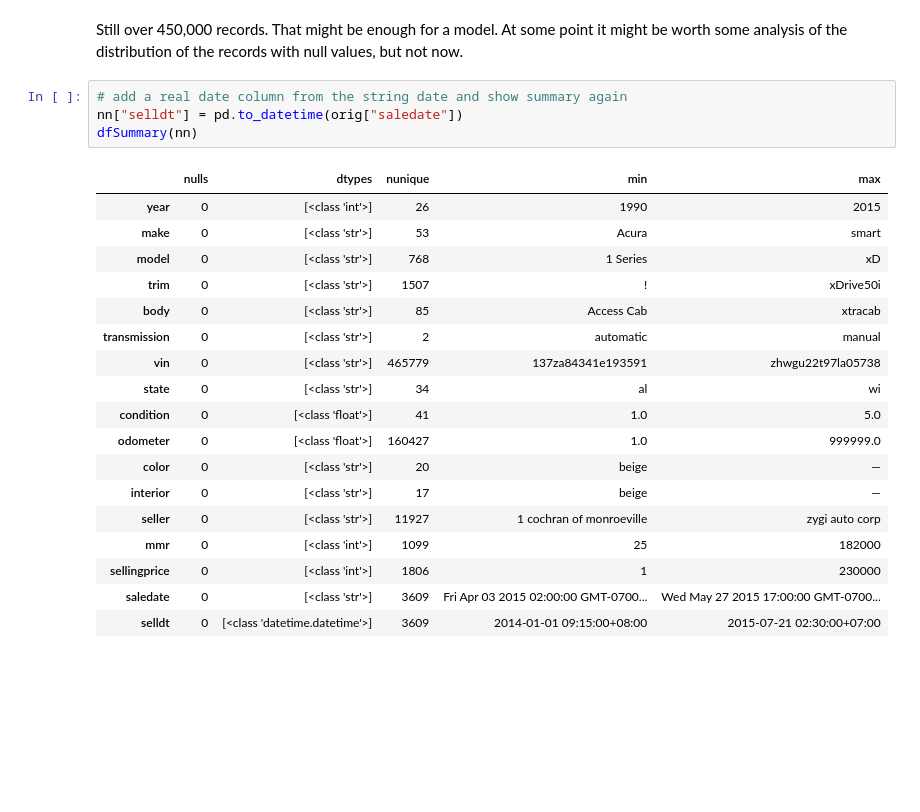
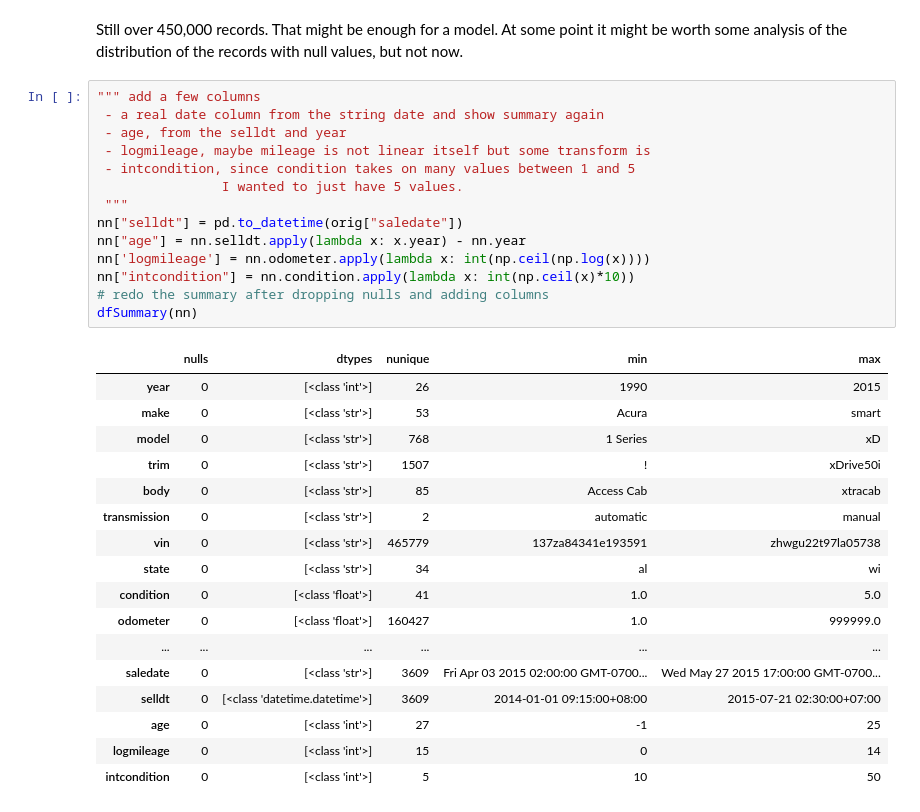
Before and after one commit to jhmuller/carPrices, a Jupyter notebook: car.ipynb, the cells around one changed output. Drawn from its saved outputs; the diff is of its cells as text; blank space fills up the shorter version.

```diff
--- a/car.ipynb
+++ b/car.ipynb
@@ -114,25 +124,34 @@ Still over 450,000 records.  That might be enough for a model.
 At some point it might be worth some analysis of the distribution
 of the records with null values, but not now.
 # %%
-# add a real date column from the string date and show summary again
+""" add a few columns
+ - a real date column from the string date and show summary again
+ - age, from the selldt and year
+ - logmileage, maybe mileage is not linear itself but some transform is
+ - intcondition, since condition takes on many values between 1 and 5
+                I wanted to just have 5 values.
+ """
 nn["selldt"] = pd.to_datetime(orig["saledate"])
+nn["age"] = nn.selldt.apply(lambda x: x.year) - nn.year
+nn['logmileage'] = nn.odometer.apply(lambda x: int(np.ceil(np.log(x))))
+nn["intcondition"] = nn.condition.apply(lambda x: int(np.ceil(x)*10))
+# redo the summary after dropping nulls and adding columns
 dfSummary(nn)
 # %% [output]
 |  | nulls | dtypes | nunique | min | max |
 | year | 0 | [<class 'int'>] | 26 | 1990 | 2015 |
 | make | 0 | [<class 'str'>] | 53 | Acura | smart |
 | model | 0 | [<class 'str'>] | 768 | 1 Series | xD |
 | trim | 0 | [<class 'str'>] | 1507 | ! | xDrive50i |
 | body | 0 | [<class 'str'>] | 85 | Access Cab | xtracab |
 | transmission | 0 | [<class 'str'>] | 2 | automatic | manual |
 | vin | 0 | [<class 'str'>] | 465779 | 137za84341e193591 | zhwgu22t97la05738 |
 | state | 0 | [<class 'str'>] | 34 | al | wi |
 | condition | 0 | [<class 'float'>] | 41 | 1.0 | 5.0 |
 | odometer | 0 | [<class 'float'>] | 160427 | 1.0 | 999999.0 |
-| color | 0 | [<class 'str'>] | 20 | beige | — |
-| interior | 0 | [<class 'str'>] | 17 | beige | — |
-| seller | 0 | [<class 'str'>] | 11927 | 1 cochran of monroeville | zygi auto corp |
-| mmr | 0 | [<class 'int'>] | 1099 | 25 | 182000 |
-| sellingprice | 0 | [<class 'int'>] | 1806 | 1 | 230000 |
+| ... | ... | ... | ... | ... | ... |
 | saledate | 0 | [<class 'str'>] | 3609 | Fri Apr 03 2015 02:00:00 GMT-0700... | Wed May 27 2015 17:00:00 GMT-0700... |
 | selldt | 0 | [<class 'datetime.datetime'>] | 3609 | 2014-01-01 09:15:00+08:00 | 2015-07-21 02:30:00+07:00 |
+| age | 0 | [<class 'int'>] | 27 | -1 | 25 |
+| logmileage | 0 | [<class 'int'>] | 15 | 0 | 14 |
+| intcondition | 0 | [<class 'int'>] | 5 | 10 | 50 |
```
Also changed, not shown: parts of 35 cells of this notebook.
